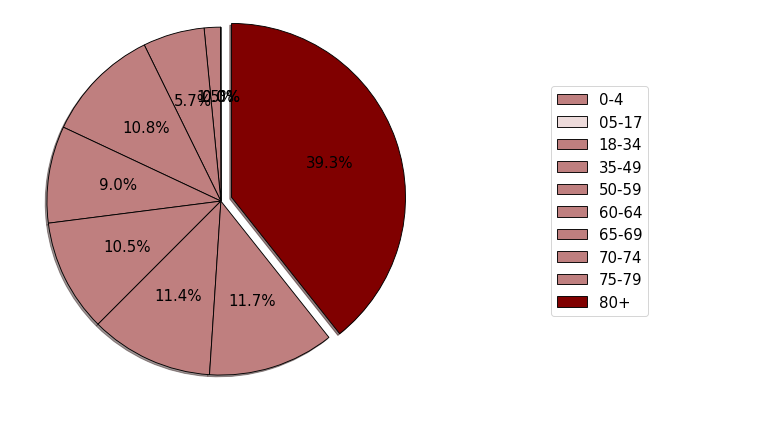
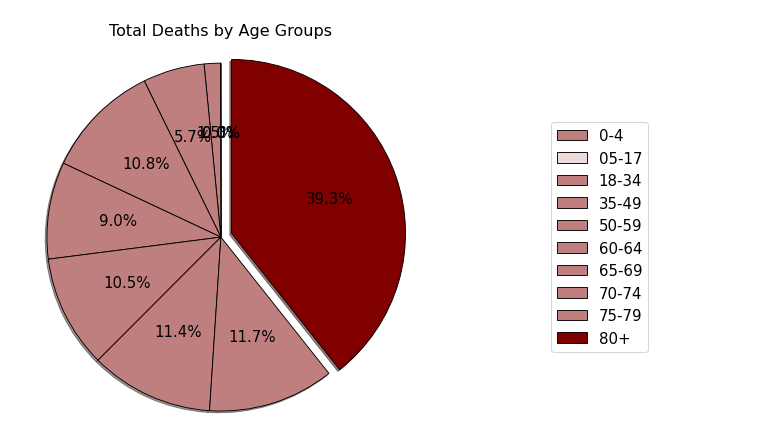
Before and after one commit to jgkiang/Joe_Rogans_Repo, a Jupyter notebook: Project1.ipynb, the cells around one changed output. Cells and saved outputs as stored; diff of their text form; code cells hidden in the pictures.

```diff
--- a/Project1.ipynb
+++ b/Project1.ipynb
@@ -224,32 +226,33 @@ explode2 = [0, 0, 0, 0, 0, 0, 0, 0, 0, 0.13]
 labels3 = deaths_by_age1.index.str.capitalize()
 colors = [
     "#bf7f7f",
     "#eddbdb",
     "#bf7f7f",
     "#bf7f7f",
     "#bf7f7f",
     "#bf7f7f",
     "#bf7f7f",
     "#bf7f7f",
     "#bf7f7f",
     "#800000",
 ]
 plt.pie(
     deaths_by_age1["deaths_total"],
     labels=None,
     explode=explode2,
     startangle=90,
     radius=2,
     labeldistance=1.2,
     autopct="%1.1f%%",
     colors=colors,
     shadow=True,
     textprops={"fontsize": 15},
     wedgeprops={"edgecolor": "k", "linewidth": 0.9, "antialiased": True,},
 )
 plt.legend(loc=5, bbox_to_anchor=(2.5, 0.5), fontsize=15, labels=labels3)
+plt.title("Total Deaths by Age Groups", y=1.4, fontsize=16)
 
 plt.show()
 # %% [output]
-[figure, old version]
+[figure, new version]
 [interactive output not drawn]
```
Also changed, not shown: parts of 6 cells of this notebook.
